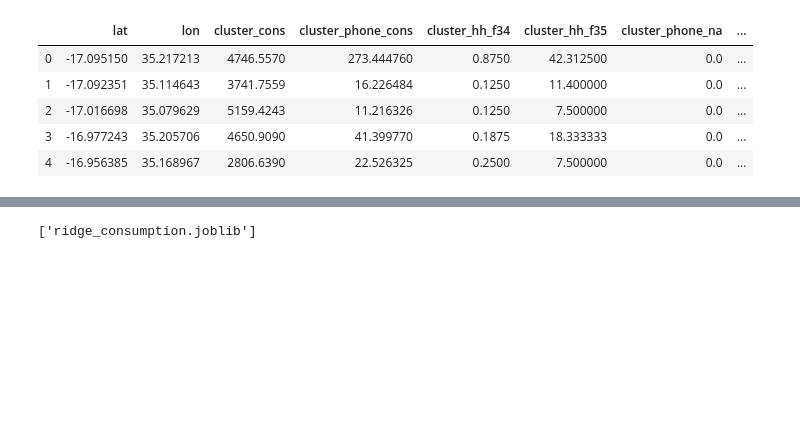
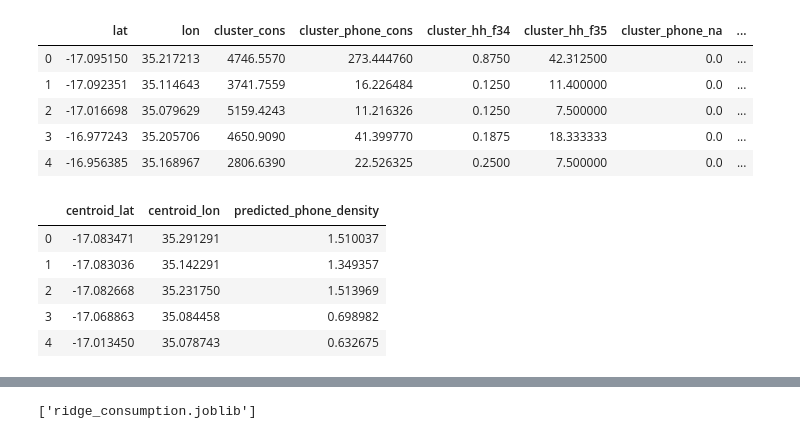
Before and after one commit to edwardoughton/taddle, a Jupyter notebook: jatin/modeling.ipynb, the cells around one changed output, grey strips where cells are left out. Drawn from its saved outputs; the diff is of its cells as text; code cells hidden in the pictures; blank space fills up the shorter version.

```diff
--- a/jatin/modeling.ipynb
+++ b/jatin/modeling.ipynb
@@ -17,0 +20,9 @@ clusters.head()
+# %%
+total_country.head()
+# %% [output]
+|  | centroid_lat | centroid_lon | predicted_phone_density |
+| 0 | -17.083471 | 35.291291 | 1.510037 |
+| 1 | -17.083036 | 35.142291 | 1.349357 |
+| 2 | -17.082668 | 35.231750 | 1.513969 |
+| 3 | -17.068863 | 35.084458 | 0.698982 |
+| 4 | -17.013450 | 35.078743 | 0.632675 |
```
Also changed, not shown: parts of 15 cells of this notebook, 4 other files.
